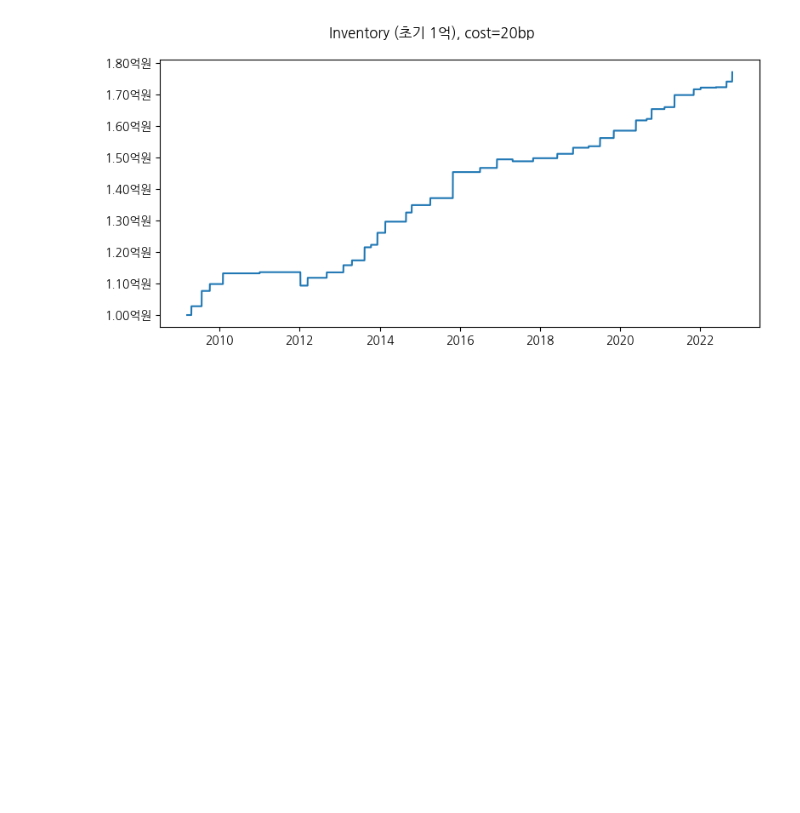
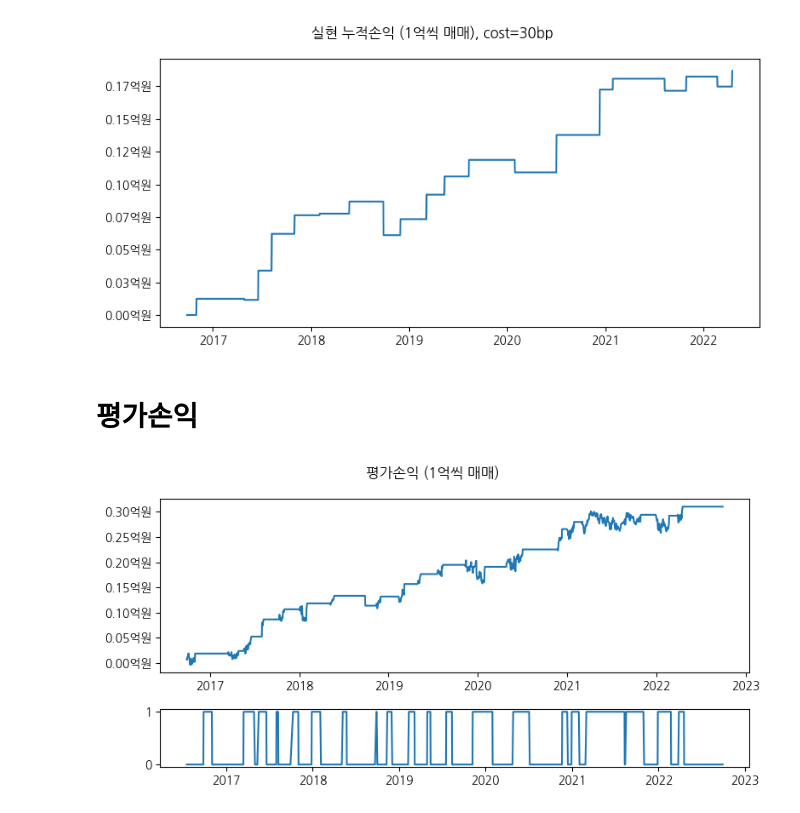
Before and after one commit to jo-cho/woosunjoo, a Jupyter notebook: notebook-specific.ipynb, the cells around one changed output. Drawn from its saved outputs; the diff is of its cells as text; code cells hidden in the pictures; blank space fills up the shorter version.

```diff
--- a/notebook-specific.ipynb
+++ b/notebook-specific.ipynb
@@ -235,7 +251,7 @@ inventory = inventory.to_frame()
 # %%
 import matplotlib.ticker as ticker
 f, ax = plt.subplots(1, figsize=(8, 4))
-f.suptitle('Inventory (초기 1억), cost=20bp')
+f.suptitle('실현 누적손익 (1억씩 매매), cost=30bp')
 
 i = inventory[0]
 ax.yaxis.set_major_formatter(
@@ -246,4 +262,41 @@ f.tight_layout()
 
 plt.show()
 # %% [output]
-[figure, old version]
+[figure, new version]
+# %% [markdown]
+# 평가손익
+# %%
+trade_dates_samp = trade_dates.loc[trade_dates.entry>'2009-1-1'].reset_index(drop=True)
+# %%
+df_ = (second-first).rename('price').to_frame()['2009':].copy()
+df_['position'] = 0
+for i in range(len(trade_dates_samp)):
+    df_.loc[trade_dates_samp.entry[i]:trade_dates_samp.exit[i], 'position'] = 1
+# %%
+second_amounts = abs(transactions[transactions.symbol==preferred].amount)
+second_amounts = second_amounts[~second_amounts.index.duplicated(keep='last')]
+
+first_amounts = abs(transactions[transactions.symbol==common].amount)
+first_amounts = first_amounts[~first_amounts.index.duplicated(keep='last')]
+# %%
+second_df_ = pd.concat([second['2009':], second_amounts, df_['position']], axis=1).fillna(method='ffill')
+first_df_ = pd.concat([first['2009':], first_amounts, df_['position']], axis=1).fillna(method='ffill')
+
+price_ = second_df_.prod(axis=1) - first_df_.prod(axis=1)
+평가손익 = price_.replace(0,np.nan).diff().cumsum().fillna(method='ffill')
+# %%
+import matplotlib.ticker as ticker
+f, ax = plt.subplots(2, figsize=(8, 4), gridspec_kw={'height_ratios': [3, 1]})
+f.suptitle('평가손익 (1억씩 매매)')
+
+i = 평가손익
+ax[0].yaxis.set_major_formatter(
+    ticker.FuncFormatter(lambda i,
+                                pos: '{:,.2f}'.format(i / 100_000_000) + '억원'))
+ax[0].plot(i)
+f.tight_layout()
+ax[1].plot(df_.position)
+
+plt.show()
+# %% [output]
+[figure, added]
```
Also changed, not shown: parts of 18 cells of this notebook, 57 other files.
